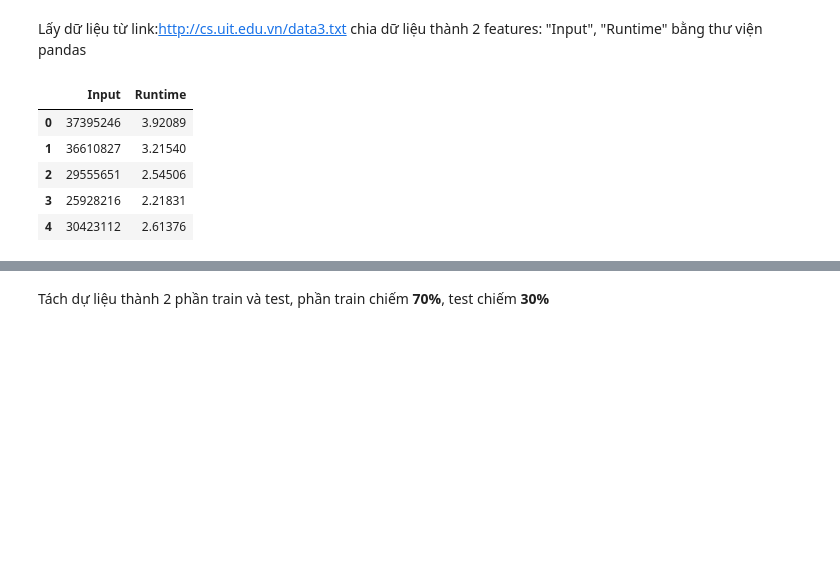
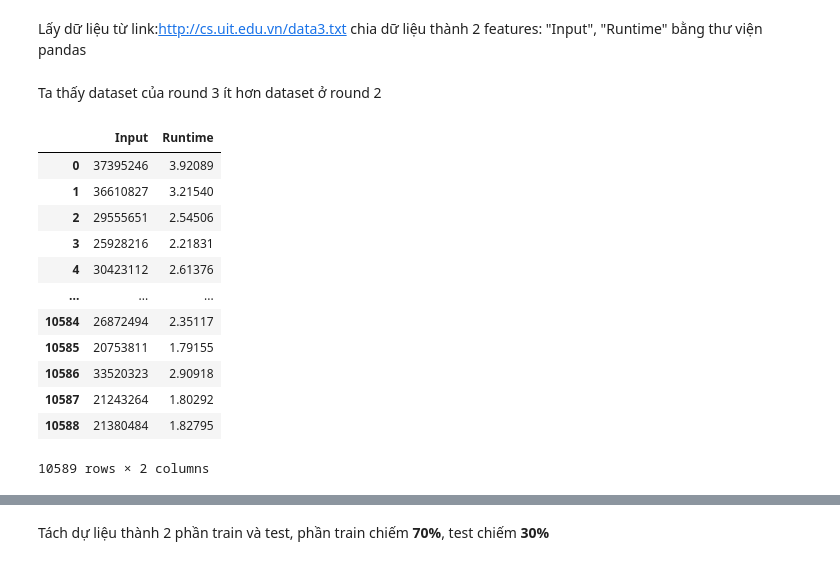
Before and after one commit to tankien76/CS114.K21, a Jupyter notebook: Round3.ipynb, the cells around one changed output, grey strips where cells are left out. Saved outputs shown, nothing was run; the diff lists cells and outputs as text; code cells hidden in the pictures; blank space fills up the shorter version.

```diff
--- a/Round3.ipynb
+++ b/Round3.ipynb
@@ -13,12 +15,21 @@ Lấy dữ liệu từ link:http://cs.uit.edu.vn/data3.txt chia dữ liệu thà
 # %%
 dataset = pd.read_csv("http://cs.uit.edu.vn/data3.txt",sep = " ",delimiter= ",")
 dataset.columns=["Input","Runtime"]
+# %% [markdown]
+Ta thấy dataset của round 3 ít hơn dataset ở round 2
 # %%
-dataset.head()
+dataset
 # %% [output]
 |  | Input | Runtime |
 | 0 | 37395246 | 3.92089 |
 | 1 | 36610827 | 3.21540 |
 | 2 | 29555651 | 2.54506 |
 | 3 | 25928216 | 2.21831 |
 | 4 | 30423112 | 2.61376 |
+| ... | ... | ... |
+| 10584 | 26872494 | 2.35117 |
+| 10585 | 20753811 | 1.79155 |
+| 10586 | 33520323 | 2.90918 |
+| 10587 | 21243264 | 1.80292 |
+| 10588 | 21380484 | 1.82795 |
+10589 rows × 2 columns
```
Also changed, not shown: parts of 4 cells of this notebook.
